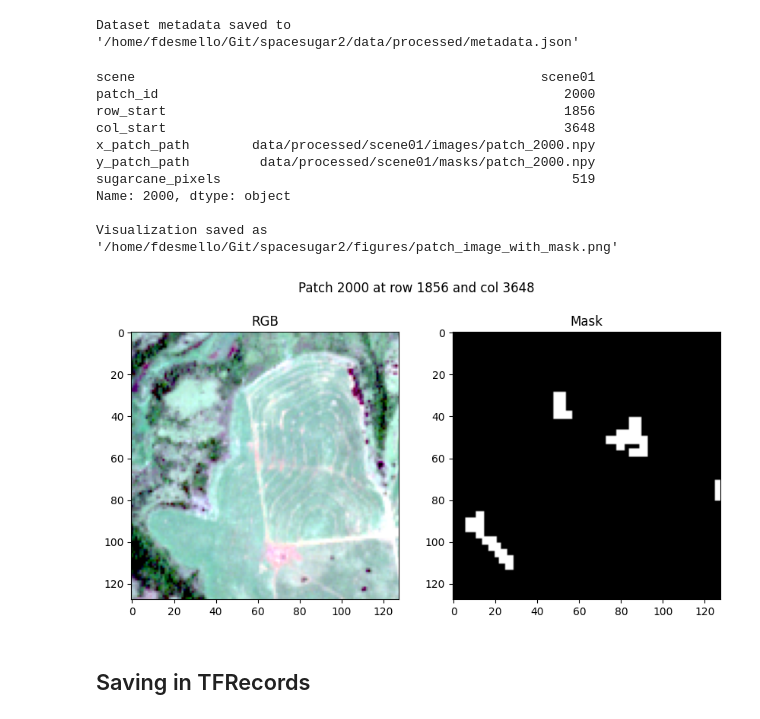
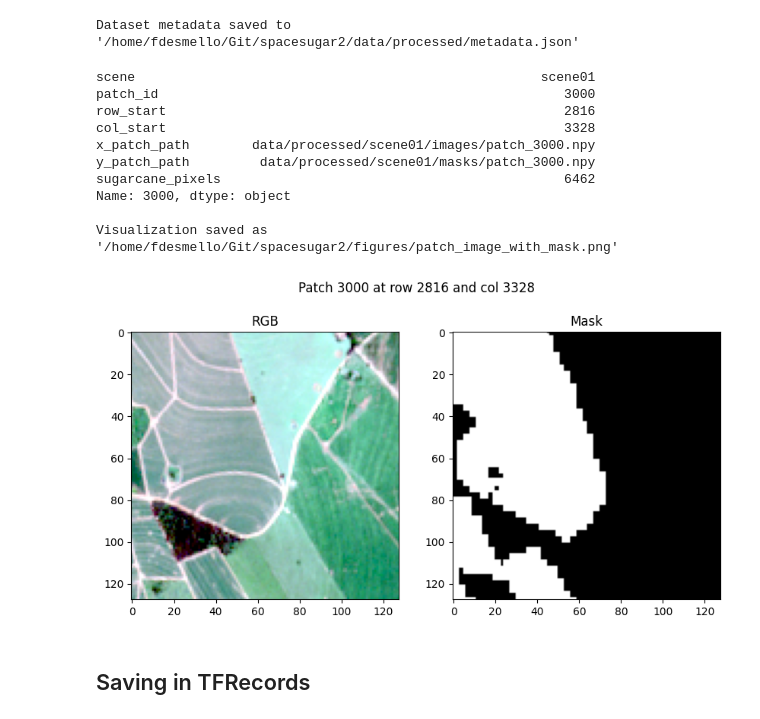
Before and after one commit to ferdesmello/spacesugar, a Jupyter notebook: preprocessing/preprocessing.ipynb, the cells around one changed output. Drawn from its saved outputs; the diff is of its cells as text; code cells hidden in the pictures.

```diff
--- a/preprocessing/preprocessing.ipynb
+++ b/preprocessing/preprocessing.ipynb
@@ -363,18 +390,32 @@ print(f"Patch index saved to '{csv_output_path}'")
 Patch index saved to '/home/fdesmello/Git/spacesugar2/data/processed/patch_index.csv'
 # %%
 # Save General Metadata JSON (dataset-level summary)
-metadata = {
-    "patch_size": patch_size,
-    "stride": stride,
-    "overlap_percentage": f"{(1 - stride/patch_size)*100:.0f}%",
-    "bands": ["Blue", "Green", "Red", "NIR"],
-    "dtype": "float32",
-    "normalization": "subtract 1000 divide by 10000 and clip to [0.0, 1.2]",
-    "total_patches": len(records),
-    "scenes_processed": scenes_processed,
-    "source": "Sentinel-2",
-    "label_source": "Brazil Sugarcane Mesh 2024"
-}
+if include_swir:
+    metadata = {
+        "patch_size": patch_size,
+        "stride": stride,
+        "overlap_percentage": f"{(1 - stride/patch_size)*100:.0f}%",
+        "bands": ["Blue", "Green", "Red", "NIR", "SWIR1", "SWIR2"],
+        "dtype": "float32",
+        "normalization": "subtract 1000 divide by 10000 and clip to [0.0, 1.2]",
+        "total_patches": len(records),
+        "scenes_processed": scenes_processed,
+        "source": "Sentinel-2",
+        "label_source": "Brazil Sugarcane Mesh 2024"
+    }
+else:
+    metadata = {
+        "patch_size": patch_size,
+        "stride": stride,
+        "overlap_percentage": f"{(1 - stride/patch_size)*100:.0f}%",
+        "bands": ["Blue", "Green", "Red", "NIR"],
+        "dtype": "float32",
+        "normalization": "subtract 1000 divide by 10000 and clip to [0.0, 1.2]",
+        "total_patches": len(records),
+        "scenes_processed": scenes_processed,
+        "source": "Sentinel-2",
+        "label_source": "Brazil Sugarcane Mesh 2024"
+    }
 
 json_output_path = patches_base_dir / "metadata.json"
 with open(json_output_path, "w") as f:
@@ -404,45 +445,45 @@ def stretch_rgb(rgb, low=2, high=98, gamma=2.2):
 patch_folder = base_path / "data" / "processed"
 patch_index = pd.read_csv(patch_folder / "patch_index.csv")
 
-idx = 2000 # set this to the index of the patch you want to visualize
+idx = 3000 # set this to the index of the patch you want to visualize
 
 row = patch_index.iloc[idx]
 print(row)
 
 x_patch = np.load(base_path / row["x_patch_path"])
 y_patch = np.load(base_path / row["y_patch_path"])
 
 fig, ax = plt.subplots(1, 2, figsize=(10,5))
 
 plt.suptitle(f"Patch {row['patch_id']} at row {row['row_start']} and col {row['col_start']}")
 
 rgb = x_patch[::1, ::1, [2, 1, 0]].copy()
 #rgb = rgb[:, :, [2, 1, 0]] # If the bands are in BGR order, use this line instead to convert to RGB
 rgb = stretch_rgb(rgb)
 
 ax[0].imshow(rgb)
 ax[0].set_title("RGB")
 
 ax[1].imshow(y_patch, cmap="gray")
 ax[1].set_title("Mask")
 
 file_path = base_path / "figures" / "patch_image_with_mask.png"
 plt.savefig(file_path, dpi=300, bbox_inches='tight')
 print(f"\nVisualization saved as '{file_path}'")
 
 plt.show()
 # %% [output]
 scene                                                    scene01
-patch_id                                                    2000
-row_start                                                   1856
-col_start                                                   3648
-x_patch_path        data/processed/scene01/images/patch_2000.npy
-y_patch_path         data/processed/scene01/masks/patch_2000.npy
-sugarcane_pixels                                             519
-Name: 2000, dtype: object
+patch_id                                                    3000
+row_start                                                   2816
+col_start                                                   3328
+x_patch_path        data/processed/scene01/images/patch_3000.npy
+y_patch_path         data/processed/scene01/masks/patch_3000.npy
+sugarcane_pixels                                            6462
+Name: 3000, dtype: object
 
 Visualization saved as '/home/fdesmello/Git/spacesugar2/figures/patch_image_with_mask.png'
-[figure, old version]
+[figure, new version]
 # %% [markdown]
 ## Saving in TFRecords
 # %%
```
Also changed, not shown: parts of 11 cells of this notebook, 28 other files.
